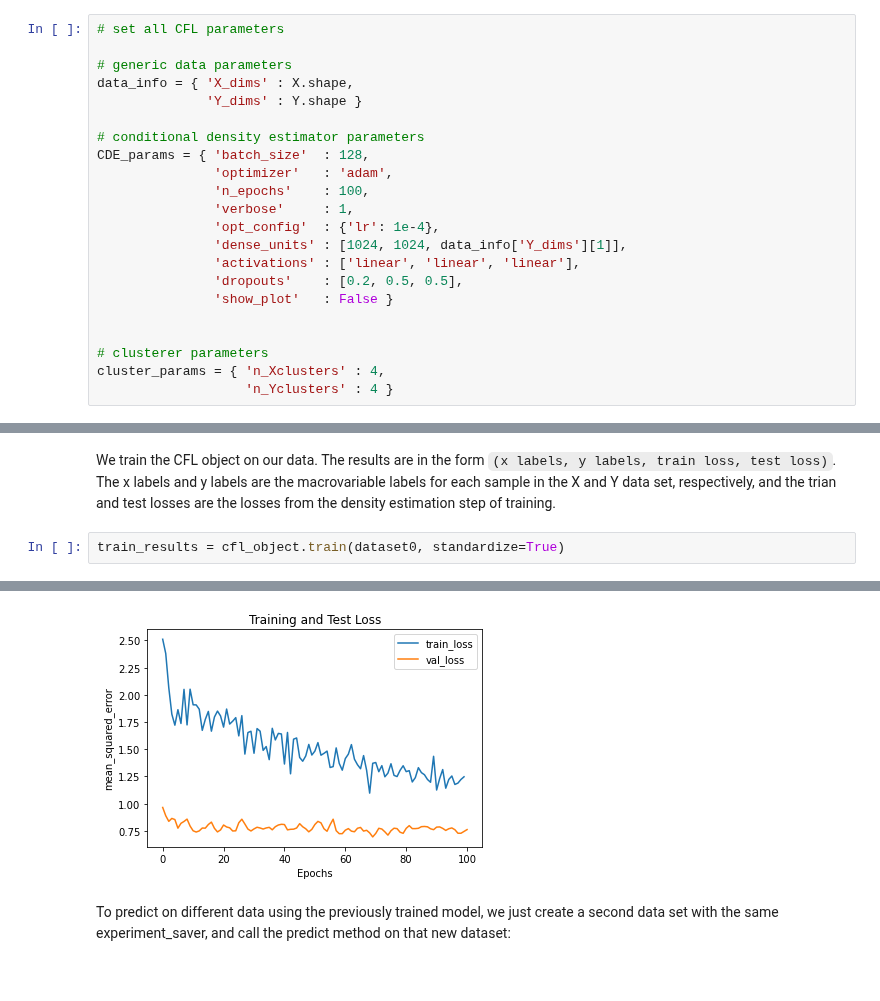
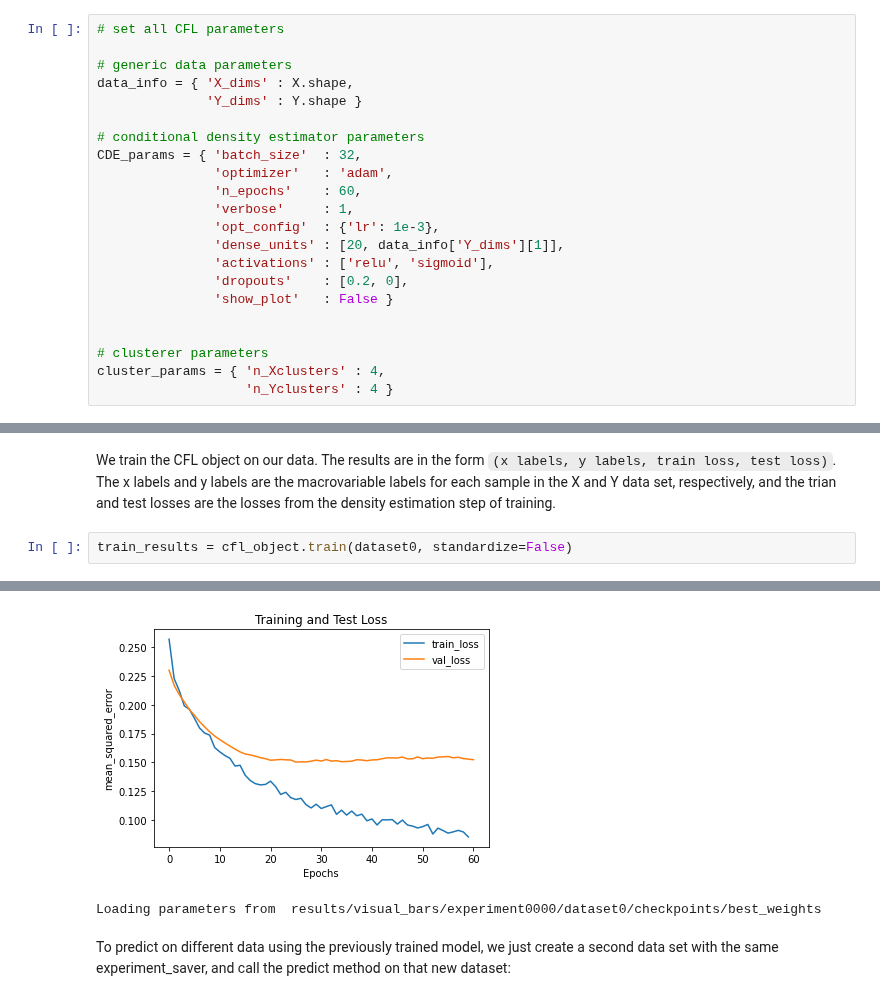
Before and after one commit to eberharf/cfl, a Jupyter notebook: quick_start_guide.ipynb, the cells around one changed output, grey strips where cells are left out. Drawn from its saved outputs; the diff is of its cells as text.

```diff
--- a/quick_start_guide.ipynb
+++ b/quick_start_guide.ipynb
@@ -172,14 +172,14 @@ data_info = { 'X_dims' : X.shape,
               'Y_dims' : Y.shape }
 
 # conditional density estimator parameters
-CDE_params = { 'batch_size'  : 128,
+CDE_params = { 'batch_size'  : 32,
                'optimizer'   : 'adam',
-               'n_epochs'    : 100,
+               'n_epochs'    : 60,
                'verbose'     : 1,
-               'opt_config'  : {'lr': 1e-4},
-               'dense_units' : [1024, 1024, data_info['Y_dims'][1]],
-               'activations' : ['linear', 'linear', 'linear'],
-               'dropouts'    : [0.2, 0.5, 0.5],
+               'opt_config'  : {'lr': 1e-3},
+               'dense_units' : [20, data_info['Y_dims'][1]],
+               'activations' : ['relu', 'sigmoid'],
+               'dropouts'    : [0.2, 0],
                'show_plot'   : False }
 
 
@@ -205,6 +205,6 @@ The results are in the form `(x labels, y labels, train loss, test loss)`.
 The x labels and y labels are the macrovariable labels for each sample in the X and Y data set, respectively,
 and the trian and test losses are the losses from the density estimation step of training.
 # %%
-train_results = cfl_object.train(dataset0, standardize=True)
+train_results = cfl_object.train(dataset0, standardize=False)
 # %% [output]
 Train on 750 samples, validate on 250 samples
@@ -227,4 +227,5 @@ Loading parameters from  results/visual_bars\experiment0000\dataset0\checkpoints
-[figure, old version]
+[figure, new version]
+Loading parameters from  results/visual_bars/experiment0000/dataset0/checkpoints/best_weights
 # %% [markdown]
 To predict on different data using the previously trained model, we just create a second data set with the same experiment_saver, and call the predict method on that new dataset:
 # %%
```
Also changed, not shown: parts of 9 cells of this notebook, 2 other files.
